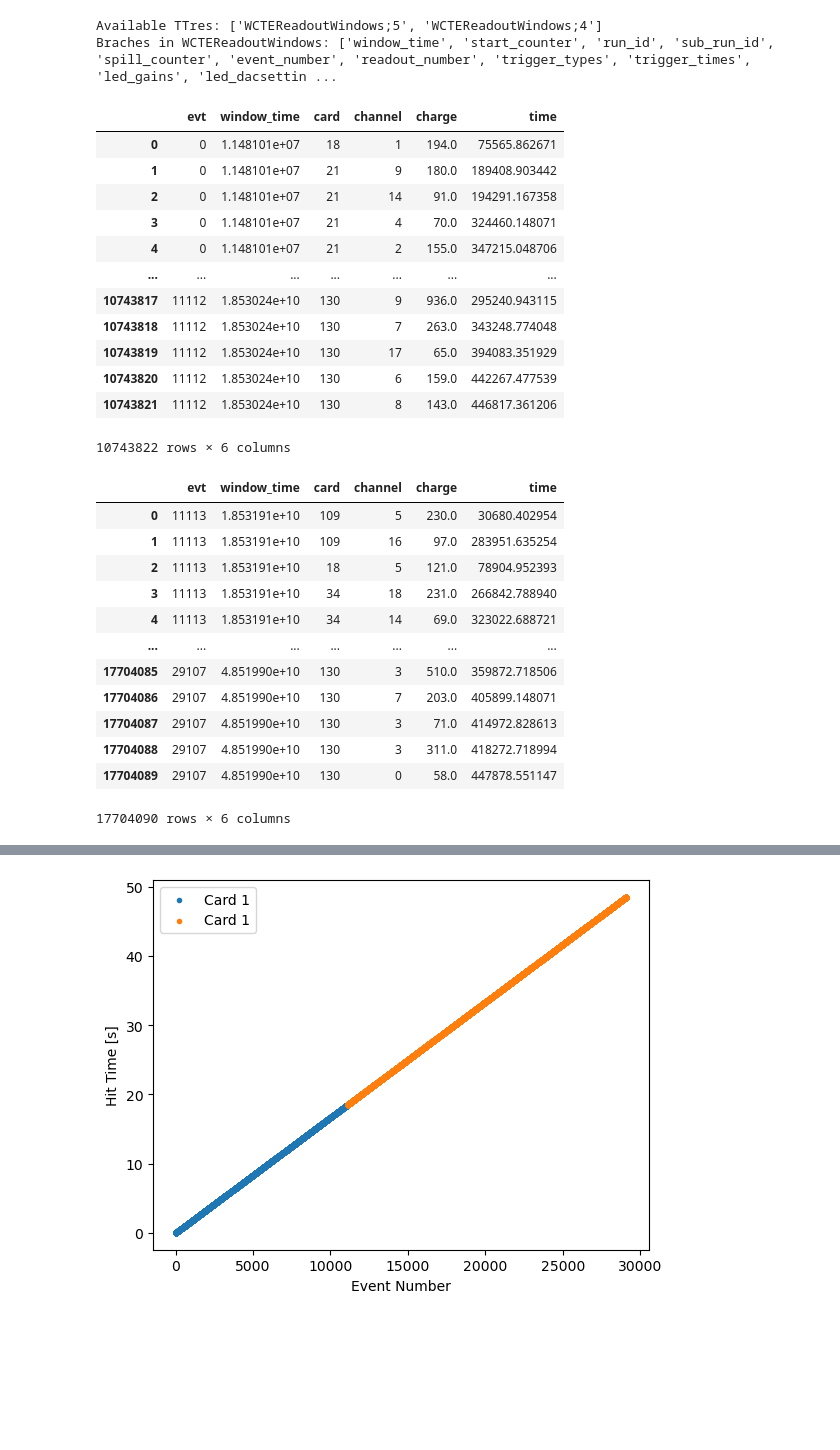
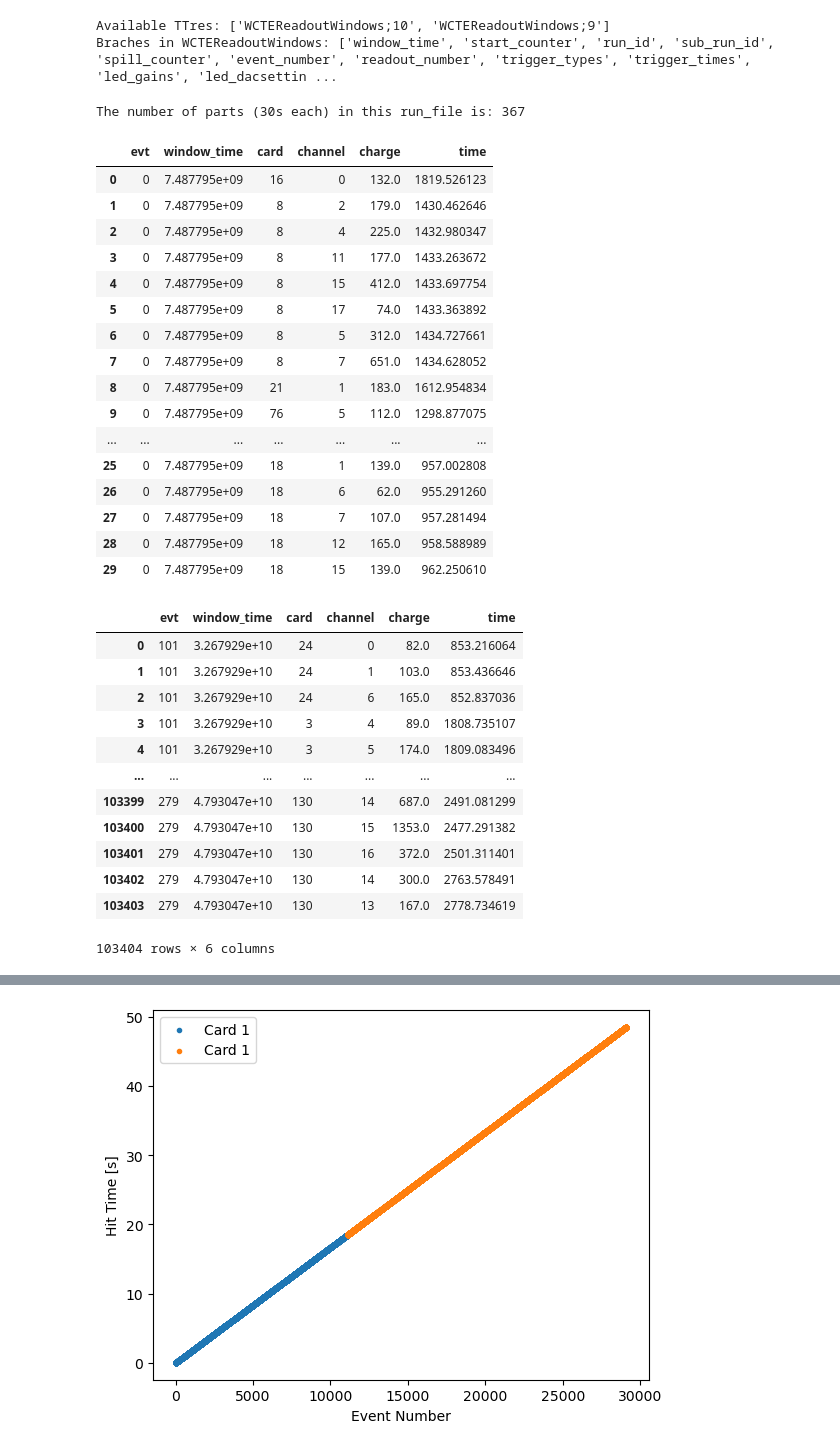
Before and after one commit to elenaramos44/nHits_trigger, a Jupyter notebook: NB/explore_data.ipynb, the cells around one changed output, grey strips where cells are left out. Cells and saved outputs as stored; diff of their text form; code cells hidden in the pictures; blank space fills up the shorter version.

```diff
--- a/NB/explore_data.ipynb
+++ b/NB/explore_data.ipynb
@@ -22,12 +27,12 @@ from tqdm          import tqdm
 # %%
-file_path = "/eos/experiment/wcte/data/2025_commissioning/offline_data/1897/WCTE_offline_R1897S0P8.root"
+file_path = "/eos/experiment/wcte/data/2025_commissioning/offline_data/1873/WCTE_offline_R1873S0P0.root"
 file = uproot.open(file_path)
 print("Available TTres:", file.keys())
 tree = file["WCTEReadoutWindows"]
 print("Braches in WCTEReadoutWindows:", tree.keys())
-#tree["hit_mpmt_card_ids"].array()
+#tree["beamline_pmt_qdc_charges"].array()
 # %% [output]
-Available TTres: ['WCTEReadoutWindows;5', 'WCTEReadoutWindows;4']
+Available TTres: ['WCTEReadoutWindows;10', 'WCTEReadoutWindows;9']
 Braches in WCTEReadoutWindows: ['window_time', 'start_counter', 'run_id', 'sub_run_id', 'spill_counter', 'event_number', 'readout_number', 'trigger_types', 'trigger_times', 'led_gains', 'led_dacsettin ...
 # %%
 def create_df_from_file(files):
@@ -55,47 +61,57 @@ def create_df_from_file(files):
     df = pd.DataFrame({'evt':evt_column, 'window_time':window_column, 'card':xcards, 'channel':xchannels, 'charge':xcharges, "time":xtimes})
     return df
 # %%
-run        = 1728
+run        = 1373
 map        = id_names
 run_files  = sort_run_files(f"/eos/experiment/wcte/data/2025_commissioning/offline_data/{run}/WCTE_offline_R{run}S*P*.root")
 part_files = get_part_files(run_files)
-# good_parts = select_good_parts(part_files, run_files)
+print("The number of parts (30s each) in this run_file is:", len(part_files))
+# %% [output]
+The number of parts (30s each) in this run_file is: 367
 # %%
-df_part0 = create_df_from_file(get_files_from_part(part_files[0], run_files))
-df_part0
+files = get_files_from_part(part_files[0], run_files)
+df_part0 = create_df_from_file(files)
+#print(df_part0.sample(10).sort_values(by="evt"))  #10 random rows of the df for this part_file among all the part_files in the run_file, sorted by event number
+df_part0.head(30)
+#print("Cards that are detecting hits:", np.sort(df_part0["card"].unique()))
 # %% [output]
 |  | evt | window_time | card | channel | charge | time |
-| 0 | 0 | 1.148101e+07 | 18 | 1 | 194.0 | 75565.862671 |
-| 1 | 0 | 1.148101e+07 | 21 | 9 | 180.0 | 189408.903442 |
-| 2 | 0 | 1.148101e+07 | 21 | 14 | 91.0 | 194291.167358 |
-| 3 | 0 | 1.148101e+07 | 21 | 4 | 70.0 | 324460.148071 |
-| 4 | 0 | 1.148101e+07 | 21 | 2 | 155.0 | 347215.048706 |
+| 0 | 0 | 7.487795e+09 | 16 | 0 | 132.0 | 1819.526123 |
+| 1 | 0 | 7.487795e+09 | 8 | 2 | 179.0 | 1430.462646 |
+| 2 | 0 | 7.487795e+09 | 8 | 4 | 225.0 | 1432.980347 |
+| 3 | 0 | 7.487795e+09 | 8 | 11 | 177.0 | 1433.263672 |
+| 4 | 0 | 7.487795e+09 | 8 | 15 | 412.0 | 1433.697754 |
+| 5 | 0 | 7.487795e+09 | 8 | 17 | 74.0 | 1433.363892 |
+| 6 | 0 | 7.487795e+09 | 8 | 5 | 312.0 | 1434.727661 |
+| 7 | 0 | 7.487795e+09 | 8 | 7 | 651.0 | 1434.628052 |
+| 8 | 0 | 7.487795e+09 | 21 | 1 | 183.0 | 1612.954834 |
+| 9 | 0 | 7.487795e+09 | 76 | 5 | 112.0 | 1298.877075 |
 | ... | ... | ... | ... | ... | ... | ... |
-| 10743817 | 11112 | 1.853024e+10 | 130 | 9 | 936.0 | 295240.943115 |
-| 10743818 | 11112 | 1.853024e+10 | 130 | 7 | 263.0 | 343248.774048 |
-| 10743819 | 11112 | 1.853024e+10 | 130 | 17 | 65.0 | 394083.351929 |
-| 10743820 | 11112 | 1.853024e+10 | 130 | 6 | 159.0 | 442267.477539 |
-| 10743821 | 11112 | 1.853024e+10 | 130 | 8 | 143.0 | 446817.361206 |
+| 25 | 0 | 7.487795e+09 | 18 | 1 | 139.0 | 957.002808 |
+| 26 | 0 | 7.487795e+09 | 18 | 6 | 62.0 | 955.291260 |
+| 27 | 0 | 7.487795e+09 | 18 | 7 | 107.0 | 957.281494 |
+| 28 | 0 | 7.487795e+09 | 18 | 12 | 165.0 | 958.588989 |
+| 29 | 0 | 7.487795e+09 | 18 | 15 | 139.0 | 962.250610 |
-10743822 rows × 6 columns
 # %%
 df_part1 = create_df_from_file(get_files_from_part(part_files[1], run_files))
 events_offseted = df_part1.evt.values + (np.max(df_part0.evt) + 1)
 df_part1["evt"] = events_offseted
+#print(df_part1.sample(10).sort_values(by="evt"))
 df_part1
 # %% [output]
 |  | evt | window_time | card | channel | charge | time |
-| 0 | 11113 | 1.853191e+10 | 109 | 5 | 230.0 | 30680.402954 |
-| 1 | 11113 | 1.853191e+10 | 109 | 16 | 97.0 | 283951.635254 |
-| 2 | 11113 | 1.853191e+10 | 18 | 5 | 121.0 | 78904.952393 |
-| 3 | 11113 | 1.853191e+10 | 34 | 18 | 231.0 | 266842.788940 |
-| 4 | 11113 | 1.853191e+10 | 34 | 14 | 69.0 | 323022.688721 |
+| 0 | 101 | 3.267929e+10 | 24 | 0 | 82.0 | 853.216064 |
+| 1 | 101 | 3.267929e+10 | 24 | 1 | 103.0 | 853.436646 |
+| 2 | 101 | 3.267929e+10 | 24 | 6 | 165.0 | 852.837036 |
+| 3 | 101 | 3.267929e+10 | 3 | 4 | 89.0 | 1808.735107 |
+| 4 | 101 | 3.267929e+10 | 3 | 5 | 174.0 | 1809.083496 |
 | ... | ... | ... | ... | ... | ... | ... |
-| 17704085 | 29107 | 4.851990e+10 | 130 | 3 | 510.0 | 359872.718506 |
-| 17704086 | 29107 | 4.851990e+10 | 130 | 7 | 203.0 | 405899.148071 |
-| 17704087 | 29107 | 4.851990e+10 | 130 | 3 | 71.0 | 414972.828613 |
-| 17704088 | 29107 | 4.851990e+10 | 130 | 3 | 311.0 | 418272.718994 |
-| 17704089 | 29107 | 4.851990e+10 | 130 | 0 | 58.0 | 447878.551147 |
+| 103399 | 279 | 4.793047e+10 | 130 | 14 | 687.0 | 2491.081299 |
+| 103400 | 279 | 4.793047e+10 | 130 | 15 | 1353.0 | 2477.291382 |
+| 103401 | 279 | 4.793047e+10 | 130 | 16 | 372.0 | 2501.311401 |
+| 103402 | 279 | 4.793047e+10 | 130 | 14 | 300.0 | 2763.578491 |
+| 103403 | 279 | 4.793047e+10 | 130 | 13 | 167.0 | 2778.734619 |
-17704090 rows × 6 columns
+103404 rows × 6 columns
 # %%
 df_part2 = create_df_from_file(get_files_from_part(part_files[2], run_files))
 events_offseted = df_part2.evt.values + (np.max(df_part1.evt) + 1)
```
Also changed, not shown: parts of 7 cells of this notebook, 1 other file.
